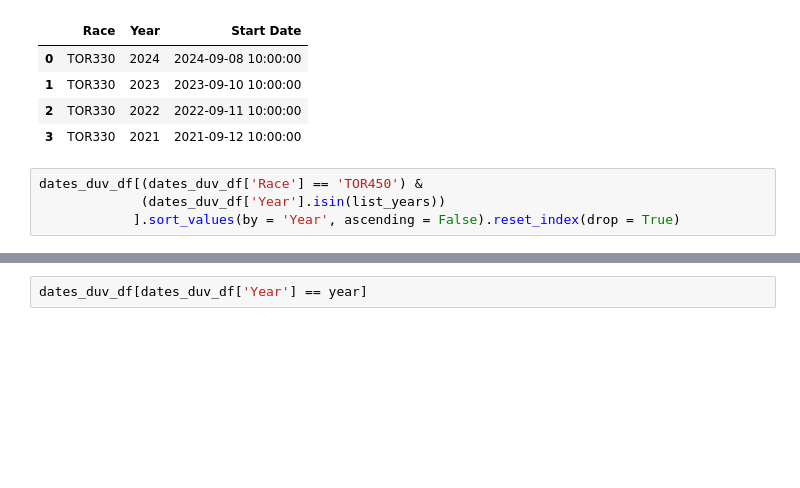
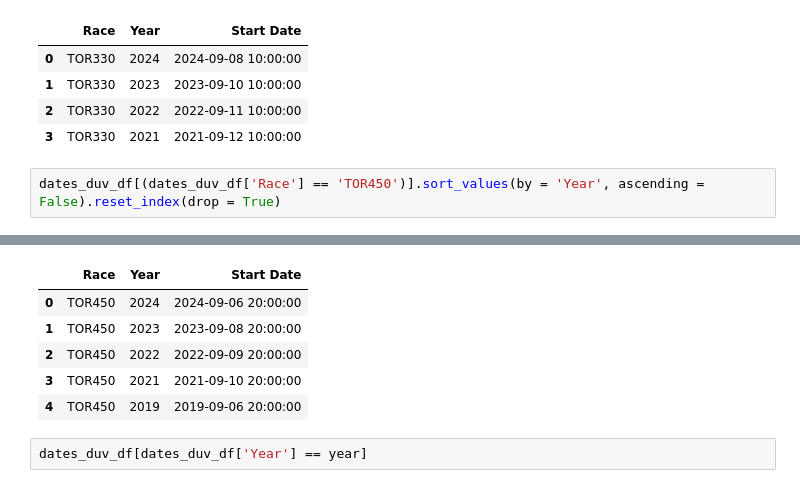
Before and after one commit to kjonina/TORX, a Jupyter notebook: Stage 4 - TOR330 Cut Offs Dataset.ipynb, the cells around one changed output, grey strips where cells are left out. Drawn from its saved outputs; the diff is of its cells as text; blank space fills up the shorter version.

```diff
--- a/Stage 4 - TOR330 Cut Offs Dataset.ipynb
+++ b/Stage 4 - TOR330 Cut Offs Dataset.ipynb
@@ -144,7 +144,5 @@ dates_duv_df[(dates_duv_df['Race'] == 'TOR330') &
 | 2 | TOR330 | 2022 | 2022-09-11 10:00:00 |
 | 3 | TOR330 | 2021 | 2021-09-12 10:00:00 |
 # %%
-dates_duv_df[(dates_duv_df['Race'] == 'TOR450') &
-             (dates_duv_df['Year'].isin(list_years))
-            ].sort_values(by = 'Year', ascending = False).reset_index(drop = True)
+dates_duv_df[(dates_duv_df['Race'] == 'TOR450')].sort_values(by = 'Year', ascending = False).reset_index(drop = True)
 # %% [output]
@@ -156,3 +149,9 @@ dates_duv_df[(dates_duv_df['Race'] == 'TOR450') &
+|  | Race | Year | Start Date |
+| 0 | TOR450 | 2024 | 2024-09-06 20:00:00 |
+| 1 | TOR450 | 2023 | 2023-09-08 20:00:00 |
+| 2 | TOR450 | 2022 | 2022-09-09 20:00:00 |
+| 3 | TOR450 | 2021 | 2021-09-10 20:00:00 |
+| 4 | TOR450 | 2019 | 2019-09-06 20:00:00 |
 # %%
 dates_duv_df[dates_duv_df['Year'] == year]
 # %% [output]
```
Also changed, not shown: parts of 7 cells of this notebook, 2 other files.
